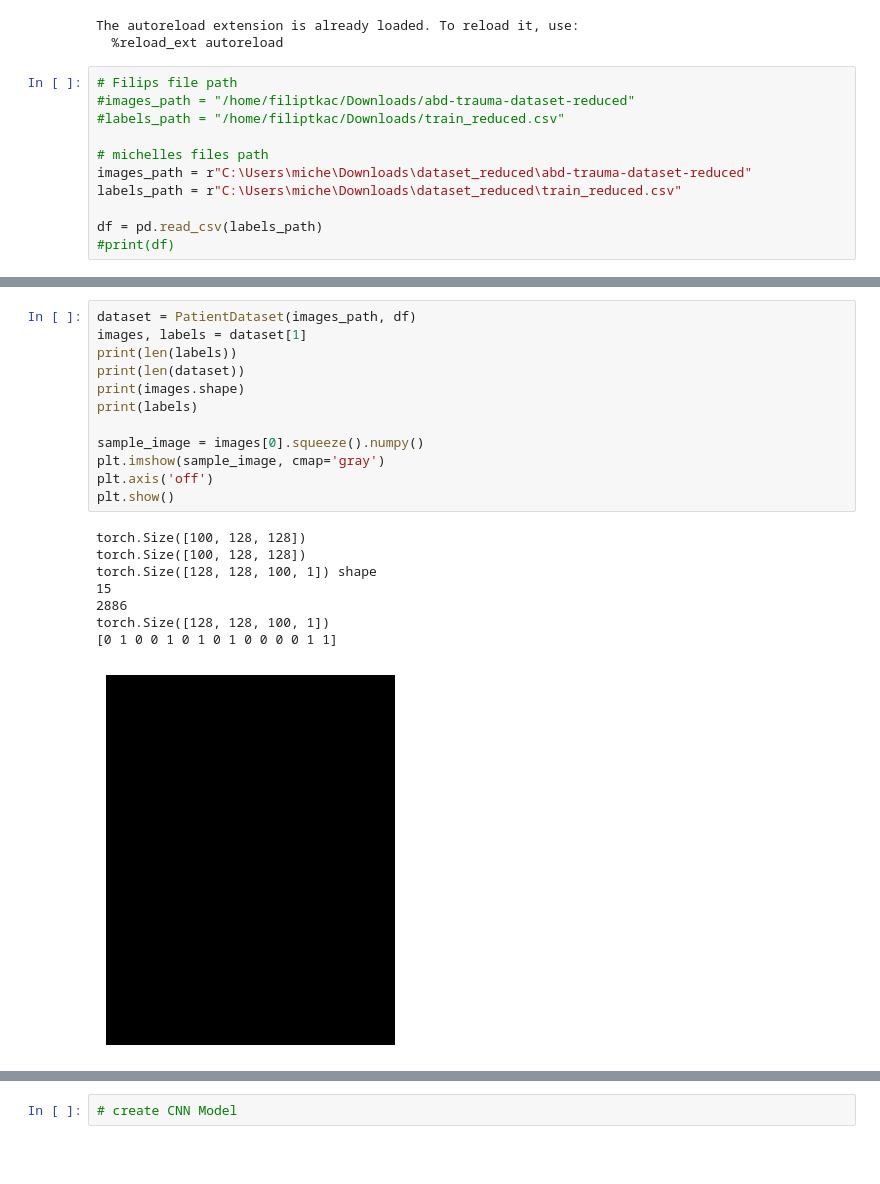
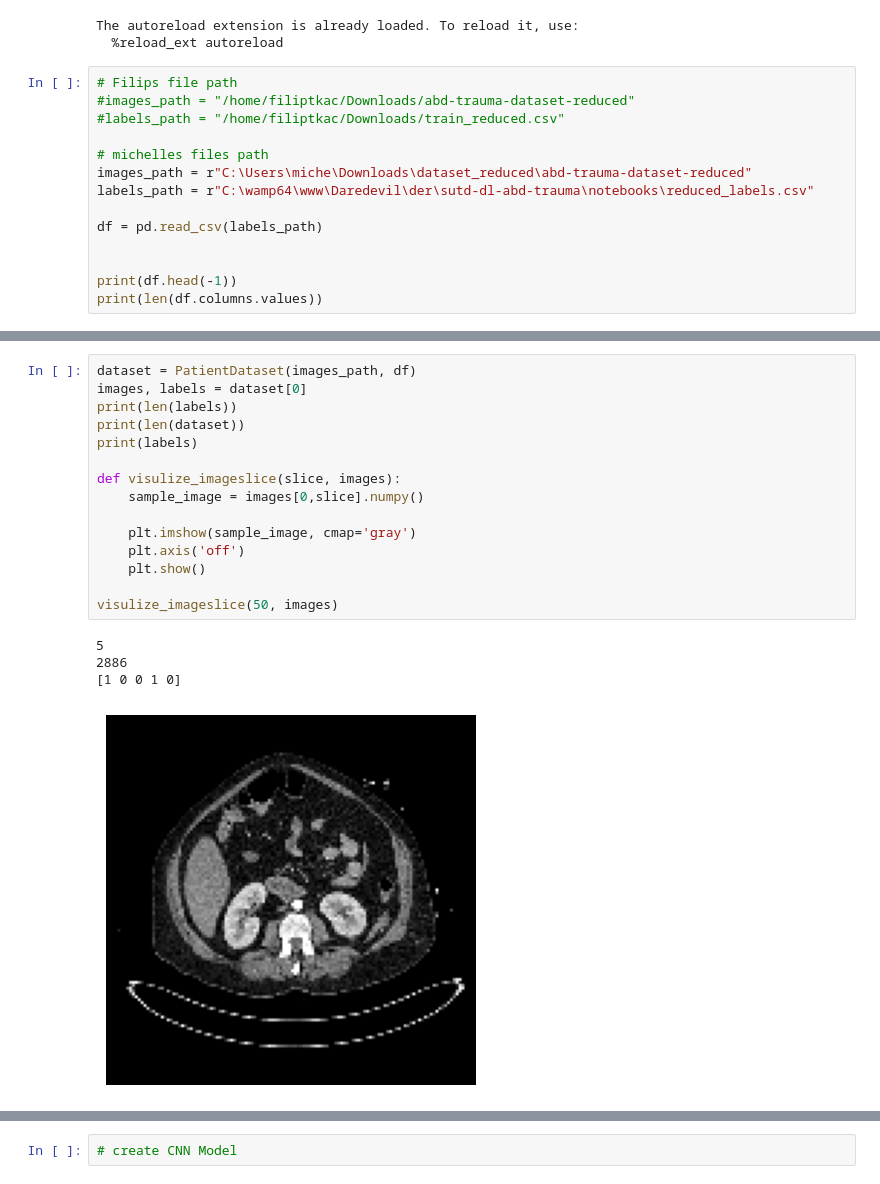
Before and after one commit to filtkac/sutd-dl-abd-trauma, a Jupyter notebook: notebooks/3d_cnn_dataloader.ipynb, the cells around one changed output, grey strips where cells are left out. Saved outputs shown, nothing was run; the diff lists cells and outputs as text; blank space fills up the shorter version.

Commit message:
reduced labels to 5

```diff
--- a/notebooks/3d_cnn_dataloader.ipynb
+++ b/notebooks/3d_cnn_dataloader.ipynb
@@ -22,8 +22,11 @@ The autoreload extension is already loaded. To reload it, use:
 
 # michelles files path
 images_path = r"C:\Users\miche\Downloads\dataset_reduced\abd-trauma-dataset-reduced"
-labels_path = r"C:\Users\miche\Downloads\dataset_reduced\train_reduced.csv"
+labels_path = r"C:\wamp64\www\Daredevil\der\sutd-dl-abd-trauma\notebooks\reduced_labels.csv"
 
 df = pd.read_csv(labels_path)
-#print(df)
+
+
+print(df.head(-1))
+print(len(df.columns.values))
 # %% [output]
@@ -47,24 +48,23 @@ df = pd.read_csv(labels_path)
 # %%
 dataset = PatientDataset(images_path, df)
-images, labels = dataset[1]
+images, labels = dataset[0]
 print(len(labels))
 print(len(dataset))
-print(images.shape)
 print(labels)
 
-sample_image = images[0].squeeze().numpy()
-plt.imshow(sample_image, cmap='gray')
-plt.axis('off')
-plt.show()
+def visulize_imageslice(slice, images):
+    sample_image = images[0,slice].numpy()
+
+    plt.imshow(sample_image, cmap='gray')
+    plt.axis('off')
+    plt.show()
+
+visulize_imageslice(50, images)
 # %% [output]
-torch.Size([100, 128, 128])
-torch.Size([100, 128, 128])
-torch.Size([128, 128, 100, 1]) shape
-15
+5
 2886
-torch.Size([128, 128, 100, 1])
-[0 1 0 0 1 0 1 0 1 0 0 0 0 1 1]
+[1 0 0 1 0]
-[figure, old version]
+[figure, new version]
 # %%
 # Filips file path
 #images_path = "/home/filiptkac/Downloads/abd-trauma-dataset-reduced"
```
Also changed, not shown: parts of 4 cells of this notebook.
